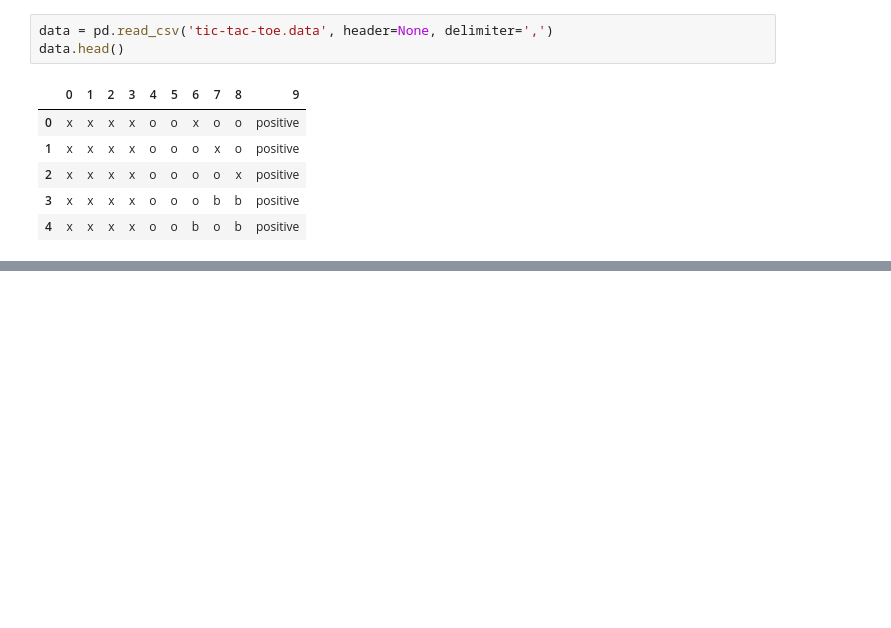
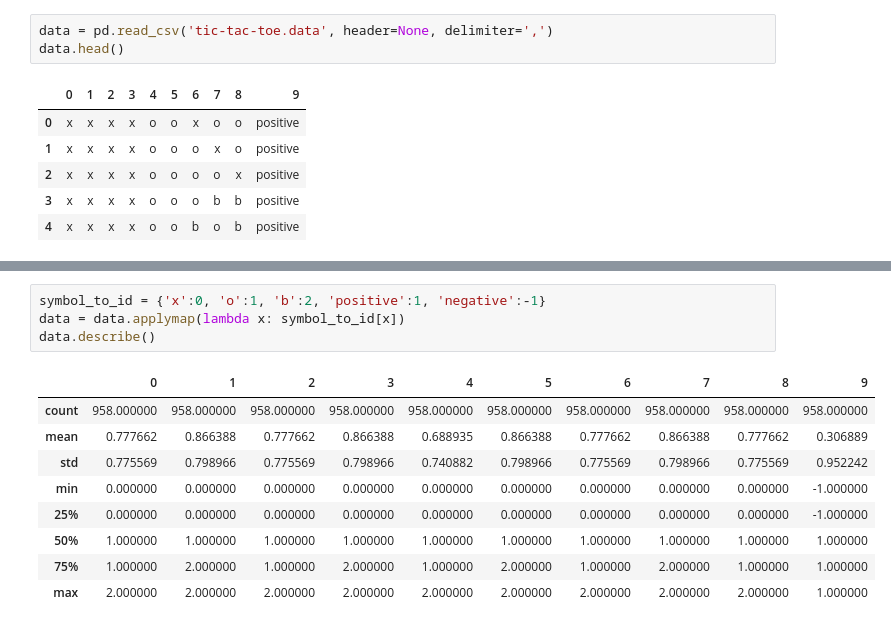
Before and after one commit to thiagovas/MLSchoolWork2, a Jupyter notebook: TP2-ThiagoSilva.ipynb, the cells around one changed output, grey strips where cells are left out. Saved outputs shown, nothing was run; the diff lists cells and outputs as text; blank space fills up the shorter version.

```diff
--- a/TP2-ThiagoSilva.ipynb
+++ b/TP2-ThiagoSilva.ipynb
@@ -42,0 +53,14 @@ data.describe()
+# %%
+symbol_to_id = {'x':0, 'o':1, 'b':2, 'positive':1, 'negative':-1}
+data = data.applymap(lambda x: symbol_to_id[x])
+data.describe()
+# %% [output]
+|  | 0 | 1 | 2 | 3 | 4 | 5 | 6 | 7 | 8 | 9 |
+| count | 958.000000 | 958.000000 | 958.000000 | 958.000000 | 958.000000 | 958.000000 | 958.000000 | 958.000000 | 958.000000 | 958.000000 |
+| mean | 0.777662 | 0.866388 | 0.777662 | 0.866388 | 0.688935 | 0.866388 | 0.777662 | 0.866388 | 0.777662 | 0.306889 |
+| std | 0.775569 | 0.798966 | 0.775569 | 0.798966 | 0.740882 | 0.798966 | 0.775569 | 0.798966 | 0.775569 | 0.952242 |
+| min | 0.000000 | 0.000000 | 0.000000 | 0.000000 | 0.000000 | 0.000000 | 0.000000 | 0.000000 | 0.000000 | -1.000000 |
+| 25% | 0.000000 | 0.000000 | 0.000000 | 0.000000 | 0.000000 | 0.000000 | 0.000000 | 0.000000 | 0.000000 | -1.000000 |
+| 50% | 1.000000 | 1.000000 | 1.000000 | 1.000000 | 1.000000 | 1.000000 | 1.000000 | 1.000000 | 1.000000 | 1.000000 |
+| 75% | 1.000000 | 2.000000 | 1.000000 | 2.000000 | 1.000000 | 2.000000 | 1.000000 | 2.000000 | 1.000000 | 1.000000 |
+| max | 2.000000 | 2.000000 | 2.000000 | 2.000000 | 2.000000 | 2.000000 | 2.000000 | 2.000000 | 2.000000 | 1.000000 |
```
Also changed, not shown: parts of 15 cells of this notebook.
